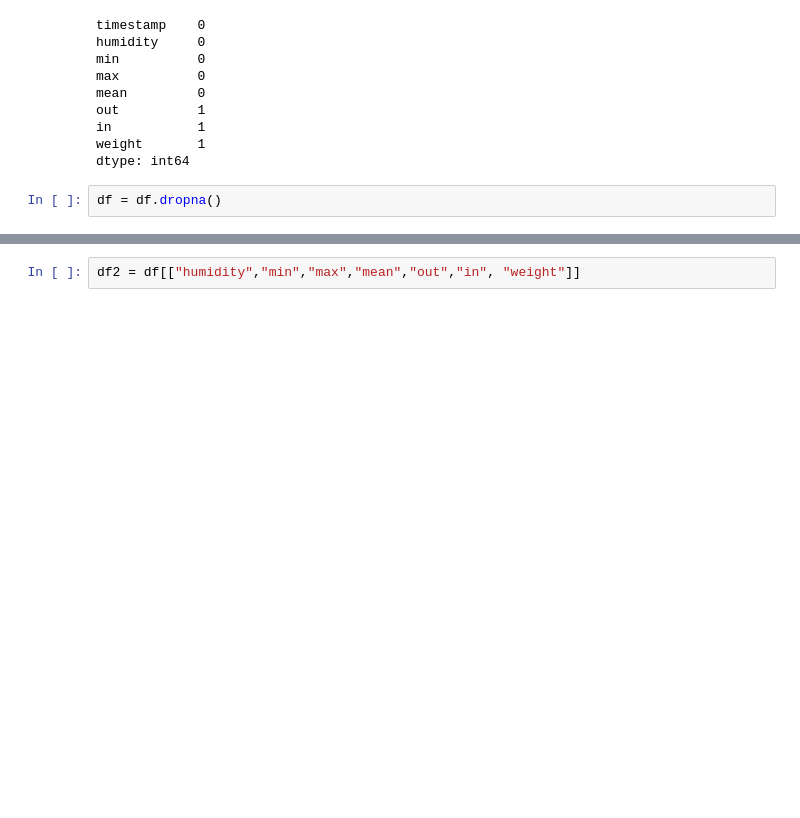
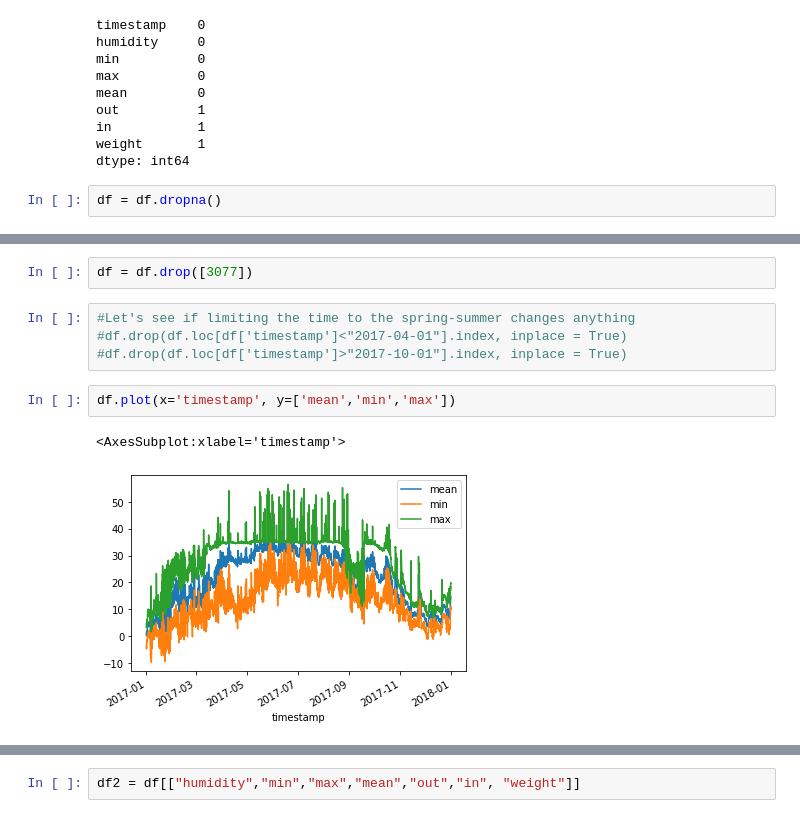
Before and after one commit to AFineSortie/Apicultural-Conservation-and-Technology, a Jupyter notebook: beehive-metrics_2017.ipynb, the cells around one changed output, grey strips where cells are left out. Drawn from its saved outputs; the diff is of its cells as text; blank space fills up the shorter version.

```diff
--- a/beehive-metrics_2017.ipynb
+++ b/beehive-metrics_2017.ipynb
@@ -210,3 +232,14 @@ df = df.dropna()
+# %%
+df = df.drop([3077])
+# %%
+#Let's see if limiting the time to the spring-summer changes anything
+#df.drop(df.loc[df['timestamp']<"2017-04-01"].index, inplace = True)
+#df.drop(df.loc[df['timestamp']>"2017-10-01"].index, inplace = True)
+# %%
+df.plot(x='timestamp', y=['mean','min','max'])
+# %% [output]
+<AxesSubplot:xlabel='timestamp'>
+[figure, added]
 # %%
 #Calc St. Deviation
 df.std()
```
Also changed, not shown: parts of 10 cells of this notebook, 3 other files.
